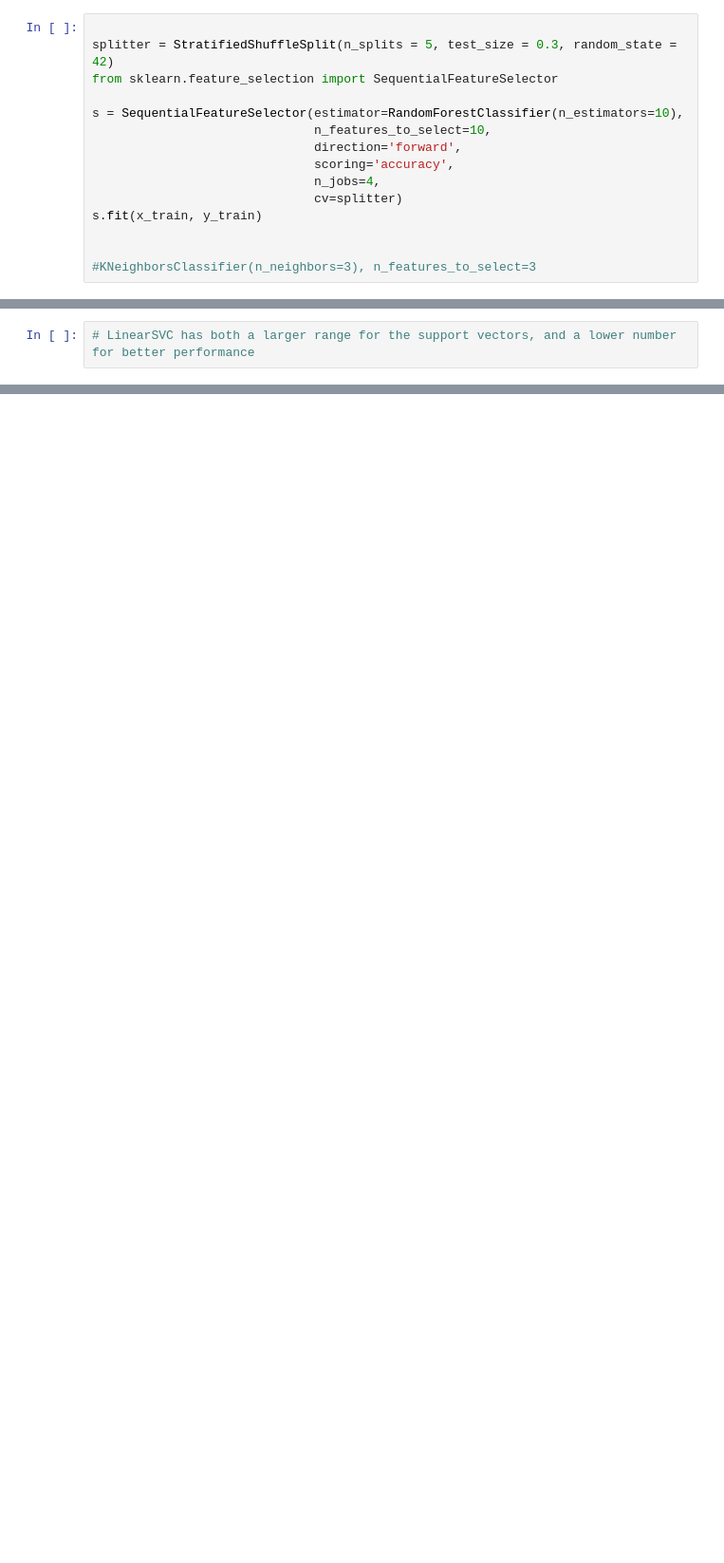
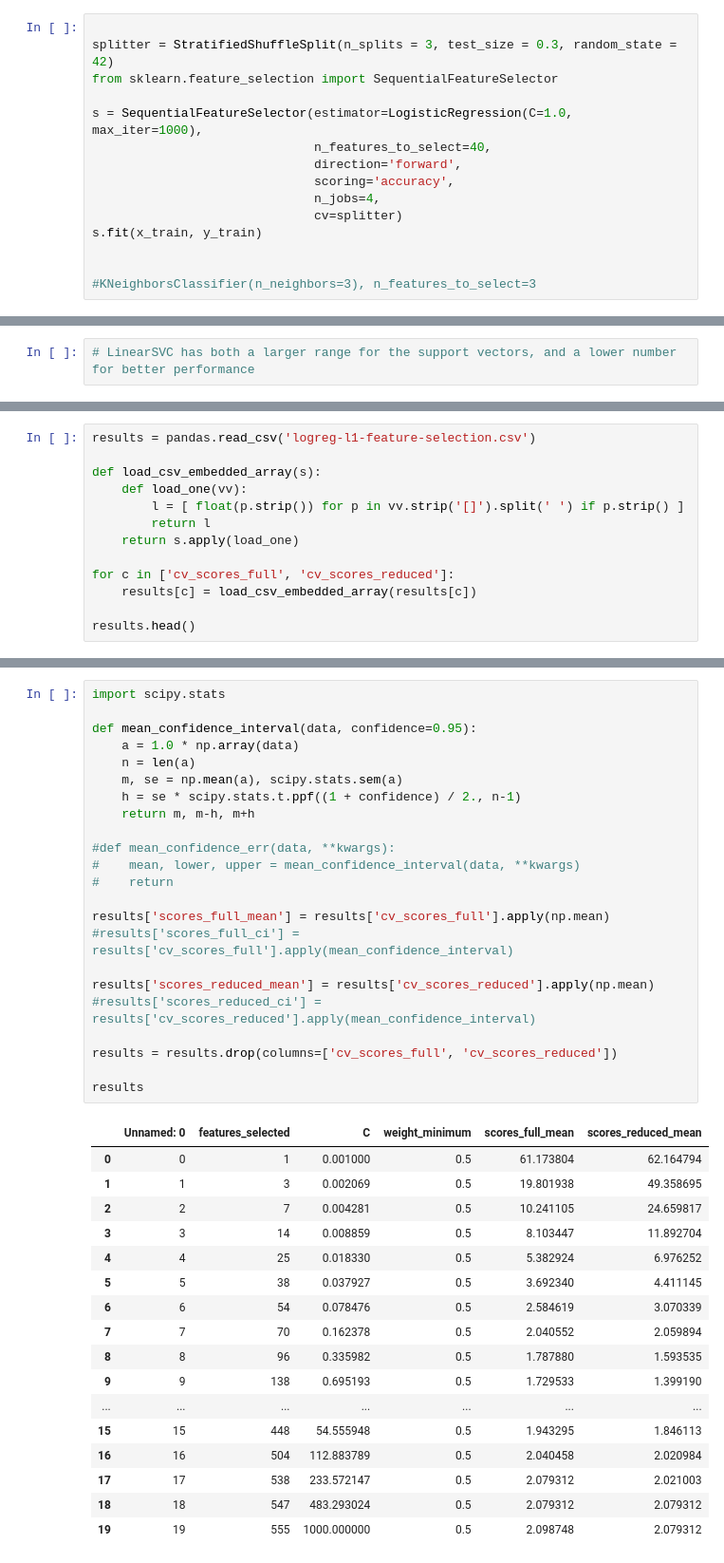
Before and after one commit to jonnor/embeddedml, a Jupyter notebook: handson/svm-vectors/HumanActivityRecognition.ipynb, the cells around one changed output, grey strips where cells are left out. Shown: that part at 95% size. Cells and saved outputs as stored; diff of their text form; blank space fills up the shorter version.

Commit message:
svm: Some code also for logistic regression

```diff
--- a/handson/svm-vectors/HumanActivityRecognition.ipynb
+++ b/handson/svm-vectors/HumanActivityRecognition.ipynb
@@ -155,10 +79,10 @@ xx.shape
 # %%
 
-splitter = StratifiedShuffleSplit(n_splits = 5, test_size = 0.3, random_state = 42)
+splitter = StratifiedShuffleSplit(n_splits = 3, test_size = 0.3, random_state = 42)
 from sklearn.feature_selection import SequentialFeatureSelector
 
-s = SequentialFeatureSelector(estimator=RandomForestClassifier(n_estimators=10),
-                              n_features_to_select=10,
+s = SequentialFeatureSelector(estimator=LogisticRegression(C=1.0, max_iter=1000),
+                              n_features_to_select=40,
                               direction='forward',
                               scoring='accuracy',
                               n_jobs=4,
@@ -233,0 +243,13 @@ pipe.named_steps['nusvc'].support_vectors_.shape
+# %%
+results = pandas.read_csv('logreg-l1-feature-selection.csv')
+
+def load_csv_embedded_array(s):
+    def load_one(vv):
+        l = [ float(p.strip()) for p in vv.strip('[]').split(' ') if p.strip() ]
+        return l
+    return s.apply(load_one)
+
+for c in ['cv_scores_full', 'cv_scores_reduced']:
+    results[c] = load_csv_embedded_array(results[c])
+
+results.head()
@@ -233,0 +263,41 @@ pipe.named_steps['nusvc'].support_vectors_.shape
+# %%
+import scipy.stats
+
+def mean_confidence_interval(data, confidence=0.95):
+    a = 1.0 * np.array(data)
+    n = len(a)
+    m, se = np.mean(a), scipy.stats.sem(a)
+    h = se * scipy.stats.t.ppf((1 + confidence) / 2., n-1)
+    return m, m-h, m+h
+
+#def mean_confidence_err(data, **kwargs):
+#    mean, lower, upper = mean_confidence_interval(data, **kwargs)
+#    return
+
+results['scores_full_mean'] = results['cv_scores_full'].apply(np.mean)
+#results['scores_full_ci'] = results['cv_scores_full'].apply(mean_confidence_interval)
+
+results['scores_reduced_mean'] = results['cv_scores_reduced'].apply(np.mean)
+#results['scores_reduced_ci'] = results['cv_scores_reduced'].apply(mean_confidence_interval)
+
+results = results.drop(columns=['cv_scores_full', 'cv_scores_reduced'])
+
+results
+# %% [output]
+|  | Unnamed: 0 | features_selected | C | weight_minimum | scores_full_mean | scores_reduced_mean |
+| 0 | 0 | 1 | 0.001000 | 0.5 | 61.173804 | 62.164794 |
+| 1 | 1 | 3 | 0.002069 | 0.5 | 19.801938 | 49.358695 |
+| 2 | 2 | 7 | 0.004281 | 0.5 | 10.241105 | 24.659817 |
+| 3 | 3 | 14 | 0.008859 | 0.5 | 8.103447 | 11.892704 |
+| 4 | 4 | 25 | 0.018330 | 0.5 | 5.382924 | 6.976252 |
+| 5 | 5 | 38 | 0.037927 | 0.5 | 3.692340 | 4.411145 |
+| 6 | 6 | 54 | 0.078476 | 0.5 | 2.584619 | 3.070339 |
+| 7 | 7 | 70 | 0.162378 | 0.5 | 2.040552 | 2.059894 |
+| 8 | 8 | 96 | 0.335982 | 0.5 | 1.787880 | 1.593535 |
+| 9 | 9 | 138 | 0.695193 | 0.5 | 1.729533 | 1.399190 |
+| ... | ... | ... | ... | ... | ... | ... |
+| 15 | 15 | 448 | 54.555948 | 0.5 | 1.943295 | 1.846113 |
+| 16 | 16 | 504 | 112.883789 | 0.5 | 2.040458 | 2.020984 |
+| 17 | 17 | 538 | 233.572147 | 0.5 | 2.079312 | 2.021003 |
+| 18 | 18 | 547 | 483.293024 | 0.5 | 2.079312 | 2.079312 |
+| 19 | 19 | 555 | 1000.000000 | 0.5 | 2.098748 | 2.079312 |
```
Also changed, not shown: parts of 31 cells of this notebook.
